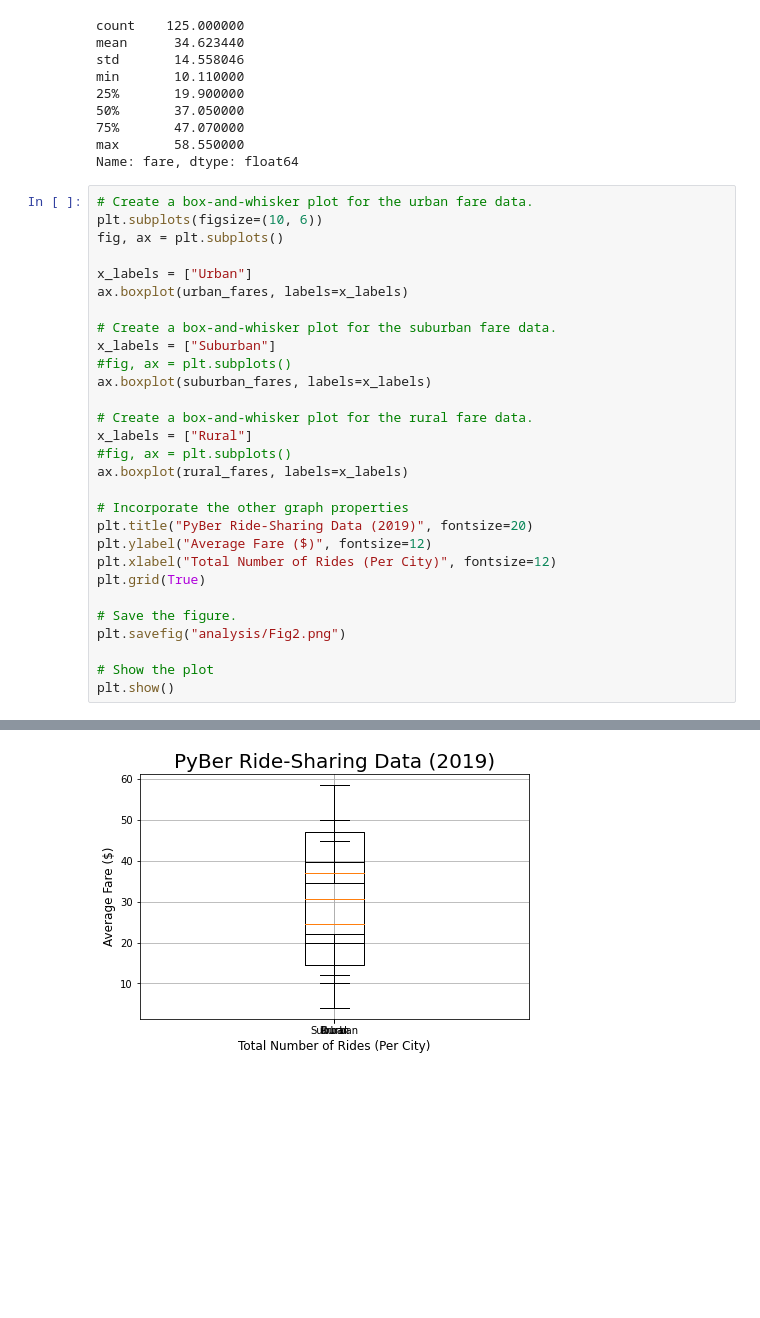
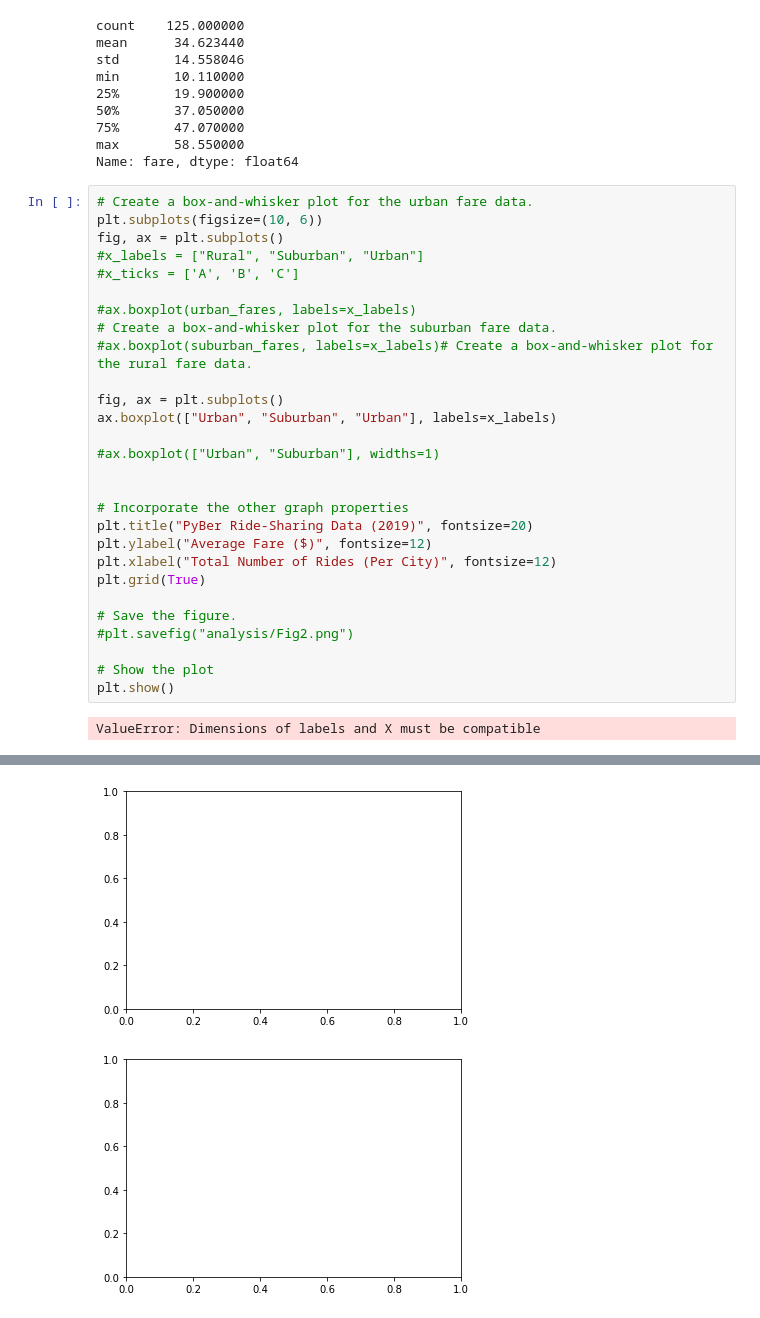
Before and after one commit to rskronek/PyBer_Analysis, a Jupyter notebook: Pyber.ipynb, the cells around one changed output, grey strips where cells are left out. Drawn from its saved outputs; the diff is of its cells as text; blank space fills up the shorter version.

```diff
--- a/Pyber.ipynb
+++ b/Pyber.ipynb
@@ -712,32 +712,33 @@ Name: fare, dtype: float64
 # %%
 # Create a box-and-whisker plot for the urban fare data.
 plt.subplots(figsize=(10, 6))
 fig, ax = plt.subplots()
+#x_labels = ["Rural", "Suburban", "Urban"]
+#x_ticks = ['A', 'B', 'C']
 
-x_labels = ["Urban"]
-ax.boxplot(urban_fares, labels=x_labels)
+#ax.boxplot(urban_fares, labels=x_labels)
+# Create a box-and-whisker plot for the suburban fare data.
+#ax.boxplot(suburban_fares, labels=x_labels)# Create a box-and-whisker plot for the rural fare data.
 
-# Create a box-and-whisker plot for the suburban fare data.
-x_labels = ["Suburban"]
-#fig, ax = plt.subplots()
-ax.boxplot(suburban_fares, labels=x_labels)
+fig, ax = plt.subplots()
+ax.boxplot(["Urban", "Suburban", "Urban"], labels=x_labels)
 
-# Create a box-and-whisker plot for the rural fare data.
-x_labels = ["Rural"]
-#fig, ax = plt.subplots()
-ax.boxplot(rural_fares, labels=x_labels)
+#ax.boxplot(["Urban", "Suburban"], widths=1)
+
 
 # Incorporate the other graph properties
 plt.title("PyBer Ride-Sharing Data (2019)", fontsize=20)
 plt.ylabel("Average Fare ($)", fontsize=12)
 plt.xlabel("Total Number of Rides (Per City)", fontsize=12)
 plt.grid(True)
 
 # Save the figure.
-plt.savefig("analysis/Fig2.png")
+#plt.savefig("analysis/Fig2.png")
 
 # Show the plot
 plt.show()
 # %% [output]
+ValueError: Dimensions of labels and X must be compatible
 [figure]
-[figure, old version]
+[figure, new version]
+[figure, added]
```
Also changed, not shown: parts of 5 cells of this notebook, 2 other files.
